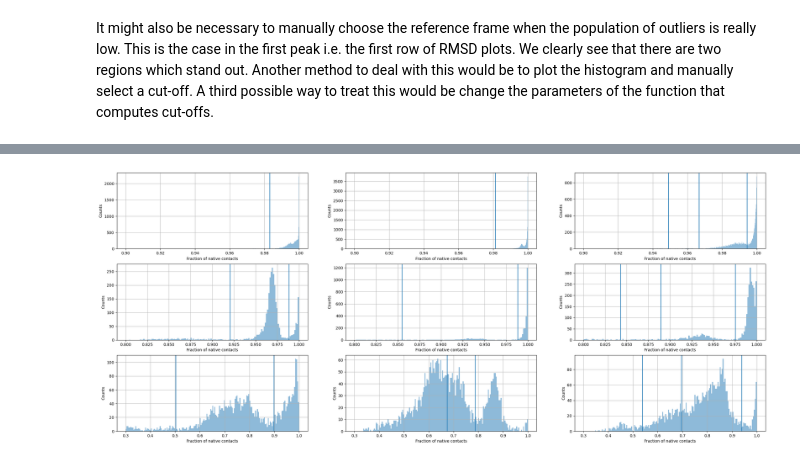
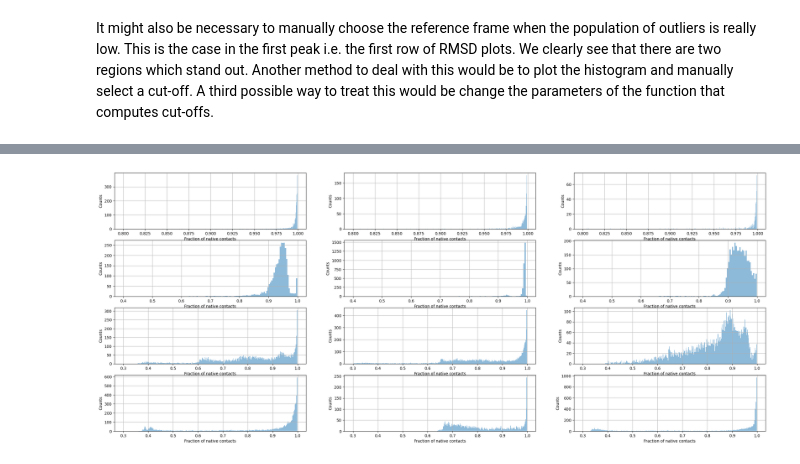
Before and after one commit to nithinkr2000/mc_trex, a Jupyter notebook: docs/examples/Trajectory classification.ipynb, the cells around one changed output, grey strips where cells are left out. Cells and saved outputs as stored; diff of their text form; code cells hidden in the pictures.

```diff
--- a/docs/examples/Trajectory classification.ipynb
+++ b/docs/examples/Trajectory classification.ipynb
@@ -180,18 +316,18 @@ cuts1 = [ra.get_cuts(bin_rmsd1, max_components=10, height=0) for bin_rmsd1 in bi
 # %% [markdown]
 It might also be necessary to manually choose the reference frame when the population of outliers is really low. This is the case in the first peak i.e. the first row of RMSD plots. We clearly see that there are two regions which stand out. Another method to deal with this would be to plot the histogram and manually select a cut-off. A third possible way to treat this would be change the parameters of the function that computes cut-offs.
 # %%
-fig, axs = plt.subplots(nrows=3, ncols=3, figsize=(30, 12))
+fig, axs = plt.subplots(nrows=4, ncols=3, figsize=(30, 12))
 
 fig.suptitle("Histogram analysis of cluster1, cluster2 and cluster3")
 fig.supxlabel(r"RMSD $\mathrm{\AA}$")
 fig.supylabel("Bin counts", x=-0.01)
 
-for i in range(len(c_trajs)-1):
+for i in range(len(c_trajs1)):
     peak_rmsd_hist = bin_rmsds1[i]
     peak_hist_cuts = cuts1[i]
     peak_axs = axs[i]
 
-    for j in range(3):
+    for j in range(nrefs):
         ref_rmsd_hist = peak_rmsd_hist[j]
         ref_hist_cuts = peak_hist_cuts[j]
         ax = peak_axs[j]
@@ -216,2 +355,6 @@ From the plots above, it is hard to obtain clearly defined states (although it f
 # %%
-natcons1 = [nc.get_similarity_metric(c_traj, c_refs, cut_off=4.5, nonoh=True, ids=[3, 4, 5], skip_neighs=0, method="soft", atom_selection=" nucleic") for c_traj, c_refs in zip(c_trajs1, c_refs1)]
+natcons1 = []
+for c_traj, c_refs in zip(c_trajs1, c_refs1):
+    nc.traj = c_traj
+    nc.refs = c_refs
+    natcons1.append(nc.get_similarity_metric(cut_off=4.5, nonoh=False, ids=[3, 4, 5], skip_neighs=0, method="soft", atom_selection=" nucleic"))
@@ -218,5 +376,5 @@ natcons1 = [nc.get_similarity_metric(c_traj, c_refs, cut_off=4.5, nonoh=True, id
 # %%
-fig, axs = plt.subplots(nrows=3, ncols=3, figsize=(30, 12))
+fig, axs = plt.subplots(nrows=4, ncols=3, figsize=(30, 12))
 
 for natcons, axi in zip(natcons1, axs):
     for natcon, ax in zip(natcons, axi):
@@ -229,2 +387,2 @@ for natcons, axi in zip(natcons1, axs):
 # %%
-bin_natcons1 = [nc.bin_frames(natcon1, bins=np.shape(natcon1)[-1]//20, range=natcon_range) for natcon1, natcon_range in zip(natcons1, [(0.9, 1.0), (0.8, 1.0), (0.3, 1.0)])]
+bin_natcons1 = [nc.bin_frames(natcon1, bins=binsize, range=natcon_range) for natcon1, binsize, natcon_range in zip(natcons1, [700, 140, 350, 350], [(0.8, 0.999), (0.4, 0.999), (0.3, 0.999), (0.3, 0.999)])]
@@ -233,16 +389,13 @@ nc_cuts1 = [nc.get_cuts(bin_natcon1, max_components=5, height=1) for bin_natcon1
 # %%
-fig, axs = plt.subplots(nrows=3, ncols=3, figsize=(30, 12))
+fig, axs = plt.subplots(nrows=4, ncols=3, figsize=(30, 12))
 
-for bin_natcons, nc_cuts, axi in zip(bin_natcons1, nc_cuts1, axs):
-    for bin_natcon, nc_cut, ax in zip(bin_natcons, nc_cuts, axi):
+for bin_natcons, axi in zip(bin_natcons1, axs):
+    for bin_natcon, ax in zip(bin_natcons, axi):
         bin_centers = (bin_natcon[1][1:] + bin_natcon[1][:-1]) / 2
         bin_width = bin_centers[1] - bin_centers[0]
         ax.bar(bin_centers, bin_natcon[0], alpha=0.5, width=bin_width)
         ax.grid(True)
-        for cut in nc_cut:
-            if cut > 0 :
-                ax.axvline(cut)
         ax.set_xlabel("Fraction of native contacts")
         ax.set_ylabel("Counts")
 # %% [output]
-[figure, old version]
+[figure, new version]
```
Also changed, not shown: parts of 60 cells of this notebook, 6 other files.
